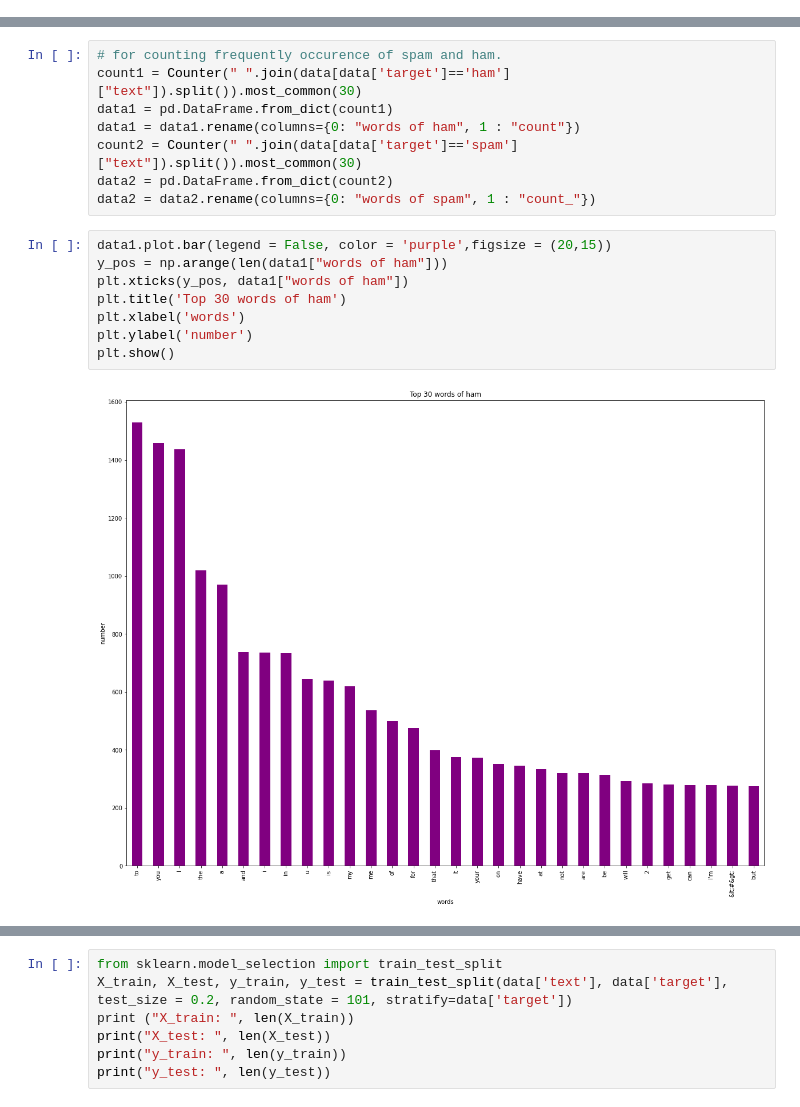
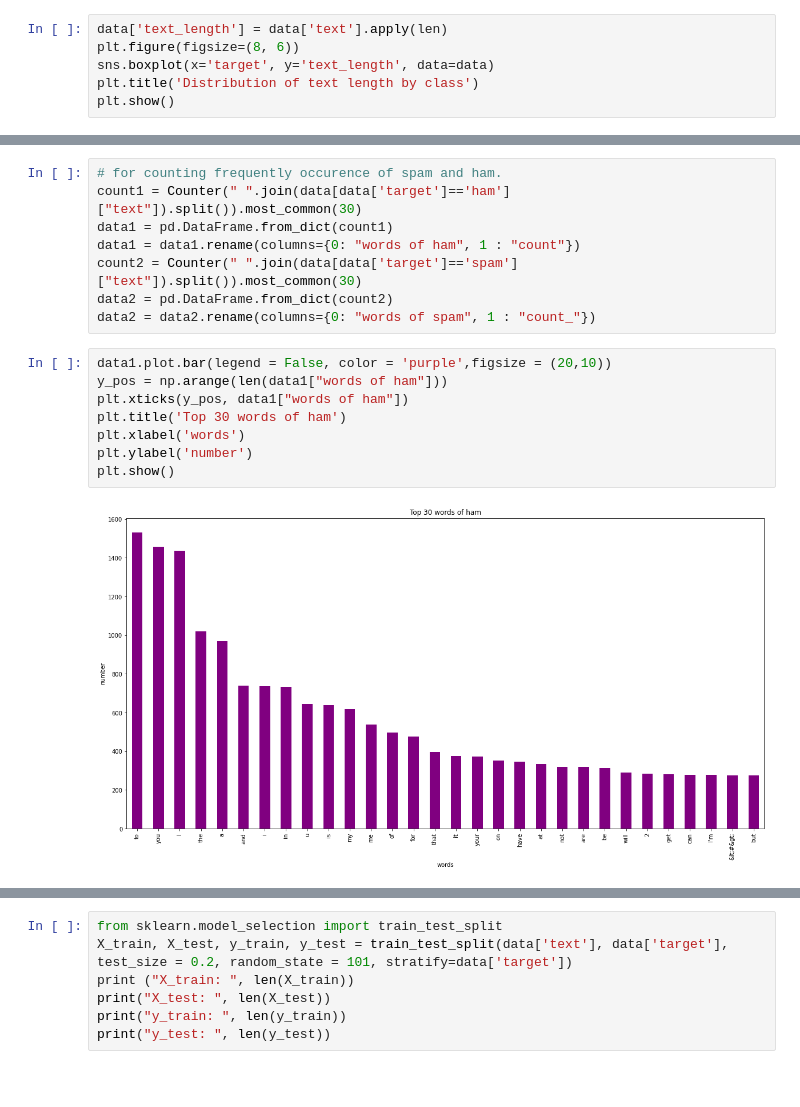
Before and after one commit to OrtegaRehbach/Proyecto02_IA, a Jupyter notebook: src/EDA.ipynb, the cells around one changed output, grey strips where cells are left out. Saved outputs shown, nothing was run; the diff lists cells and outputs as text; blank space fills up the shorter version.

```diff
--- a/src/EDA.ipynb
+++ b/src/EDA.ipynb
@@ -55,3 +78,9 @@ plt.title('Distribution of Spam and Ham')
 # %% [output]
 Text(0.5, 1.0, 'Distribution of Spam and Ham')
 [figure]
+# %%
+data['text_length'] = data['text'].apply(len)
+plt.figure(figsize=(8, 6))
+sns.boxplot(x='target', y='text_length', data=data)
+plt.title('Distribution of text length by class')
+plt.show()
@@ -75,13 +106,13 @@ count2 = Counter(" ".join(data[data['target']=='spam']["text"]).split()).most_co
 data2 = pd.DataFrame.from_dict(count2)
 data2 = data2.rename(columns={0: "words of spam", 1 : "count_"})
 # %%
-data1.plot.bar(legend = False, color = 'purple',figsize = (20,15))
+data1.plot.bar(legend = False, color = 'purple',figsize = (20,10))
 y_pos = np.arange(len(data1["words of ham"]))
 plt.xticks(y_pos, data1["words of ham"])
 plt.title('Top 30 words of ham')
 plt.xlabel('words')
 plt.ylabel('number')
 plt.show()
 # %% [output]
-[figure, old version]
+[figure, new version]
 # %%
```
Also changed, not shown: parts of 4 cells of this notebook.
